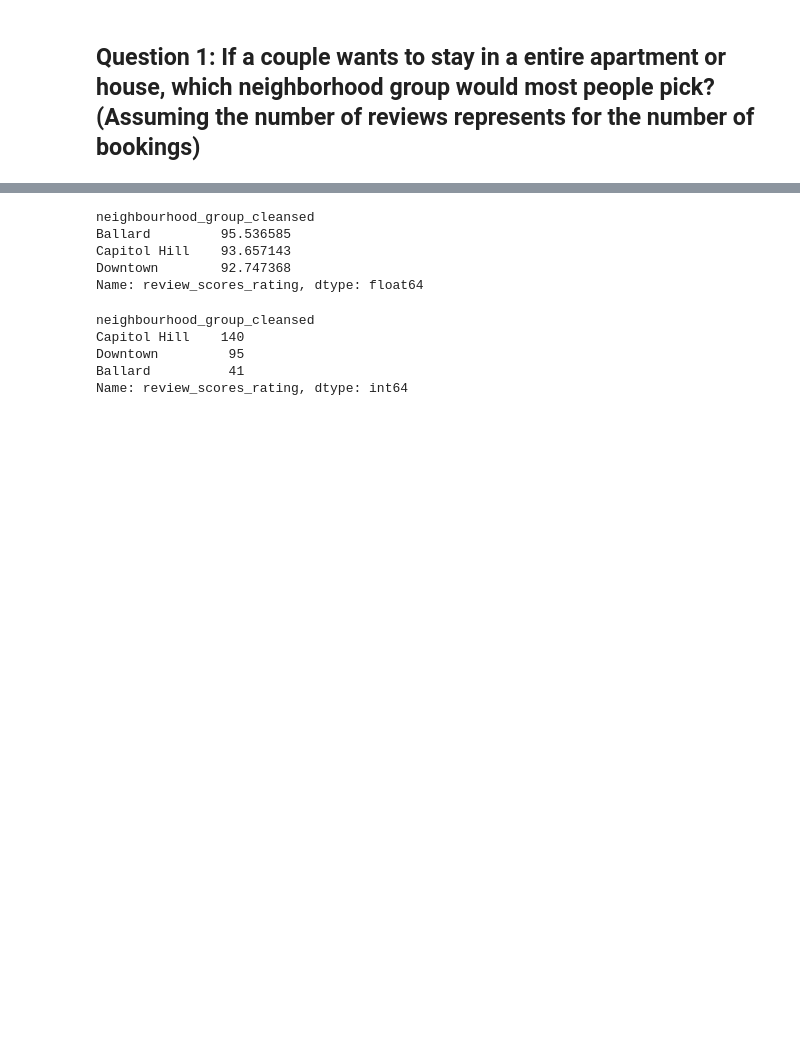
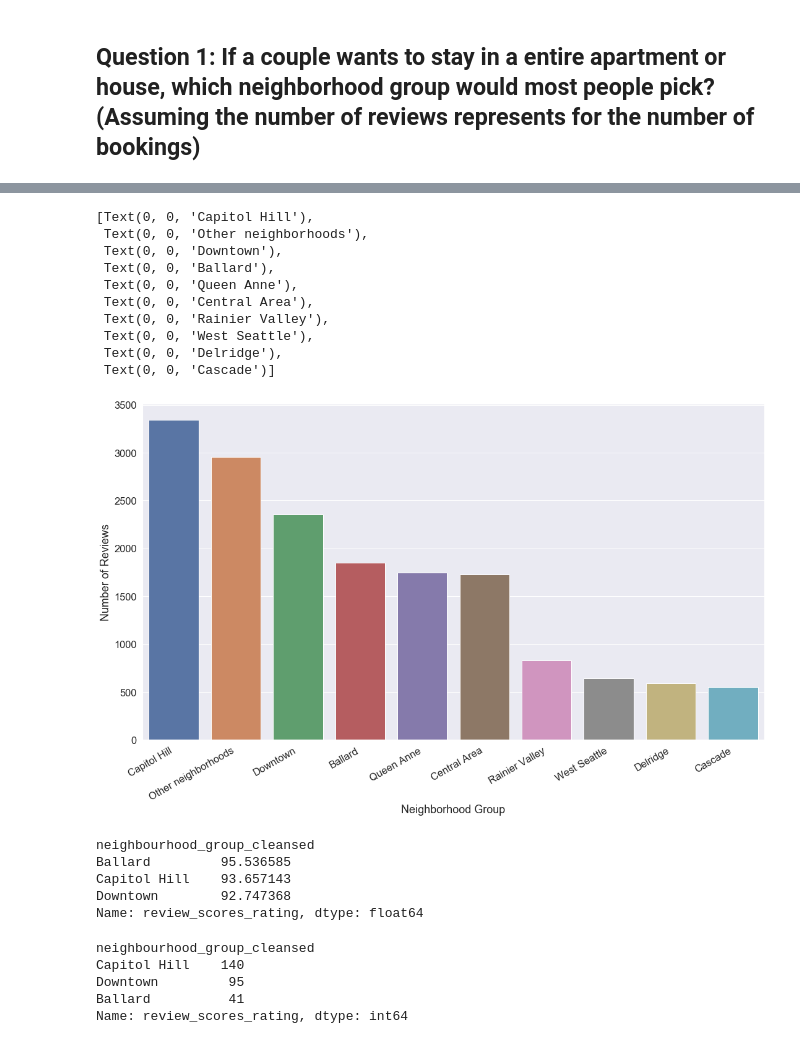
Before and after one commit to yujieguo2018/Seattle_Airbnb, a Jupyter notebook: Project_1_Seattle Airbnb.ipynb, the cells around one changed output, grey strips where cells are left out. Saved outputs shown, nothing was run; the diff lists cells and outputs as text; code cells hidden in the pictures; blank space fills up the shorter version.

```diff
--- a/Project_1_Seattle Airbnb.ipynb
+++ b/Project_1_Seattle Airbnb.ipynb
@@ -77,8 +73,6 @@ memory usage: 3.9+ MB
 ## Question 1: If a couple wants to stay in a entire apartment or house, which neighborhood group would most people pick? (Assuming the number of reviews represents for the number of bookings)
 # %%
 list_df = listing_df[(listing_df['accommodates'] ==2)&(listing_df['room_type'] =='Entire home/apt')]
-list_df.groupby(['neighbourhood_group_cleansed'])['number_of_reviews'].sum().sort_values(ascending = False)
+pop_area = list_df.groupby(['neighbourhood_group_cleansed'])['number_of_reviews'].sum().sort_values(ascending = False)
 
 # I picked neighborhood group because it's easy for tourists to understand seattle neighborhood in a high level
-
-# Top3 neighborhood groups would be Capitol Hill, Downtown and Ballard
@@ -104,0 +79,2 @@ Name: number_of_reviews, dtype: int64
+# %%
+pop_df = pd.DataFrame(pop_area).reset_index().head(10)
@@ -105,3 +95,32 @@ Name: number_of_reviews, dtype: int64
+# %%
+# Top3 popular neighborhood groups would be Capitol Hill, Downtown and Ballard
+
+import seaborn as sns
+import matplotlib.pyplot as plt
+
+sns.set(font_scale = 1.5)
+
+pop_plot = sns.barplot(
+    data= pop_df,
+    x= 'neighbourhood_group_cleansed',
+    y= 'number_of_reviews')
+
+pop_plot.figure.set_size_inches(18,10)
+pop_plot.set(xlabel='Neighborhood Group', ylabel='Number of Reviews')
+
+pop_plot.set_xticklabels(pop_plot.get_xticklabels(), rotation=30, horizontalalignment='right')
+# %% [output]
+[Text(0, 0, 'Capitol Hill'),
+ Text(0, 0, 'Other neighborhoods'),
+ Text(0, 0, 'Downtown'),
+ Text(0, 0, 'Ballard'),
+ Text(0, 0, 'Queen Anne'),
+ Text(0, 0, 'Central Area'),
+ Text(0, 0, 'Rainier Valley'),
+ Text(0, 0, 'West Seattle'),
+ Text(0, 0, 'Delridge'),
+ Text(0, 0, 'Cascade')]
+[figure, added]
 # %%
 # Question 1.2: How's the average rating and options of top 3 popular neighborhoods look like?
 # %%
```
Also changed, not shown: parts of 25 cells of this notebook, 5 other files.
